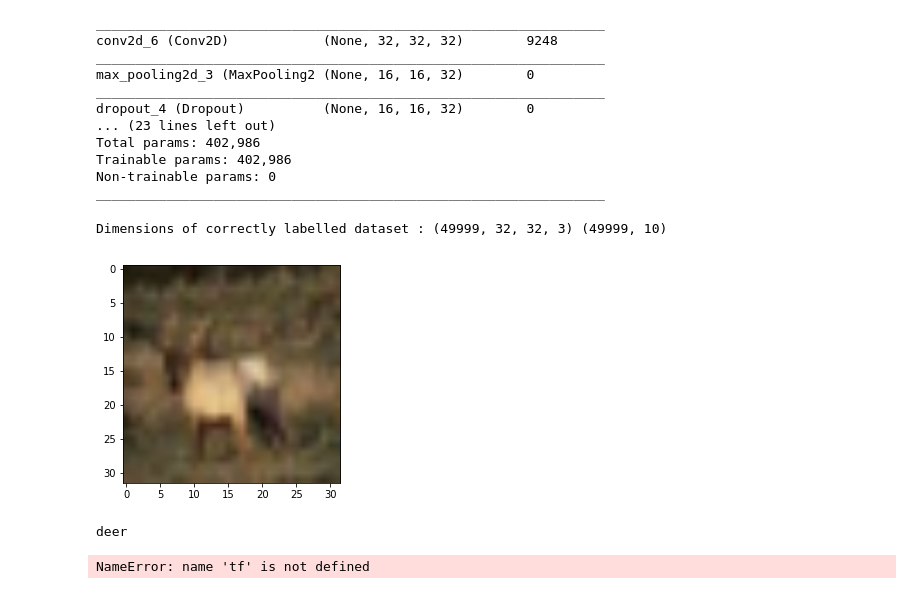
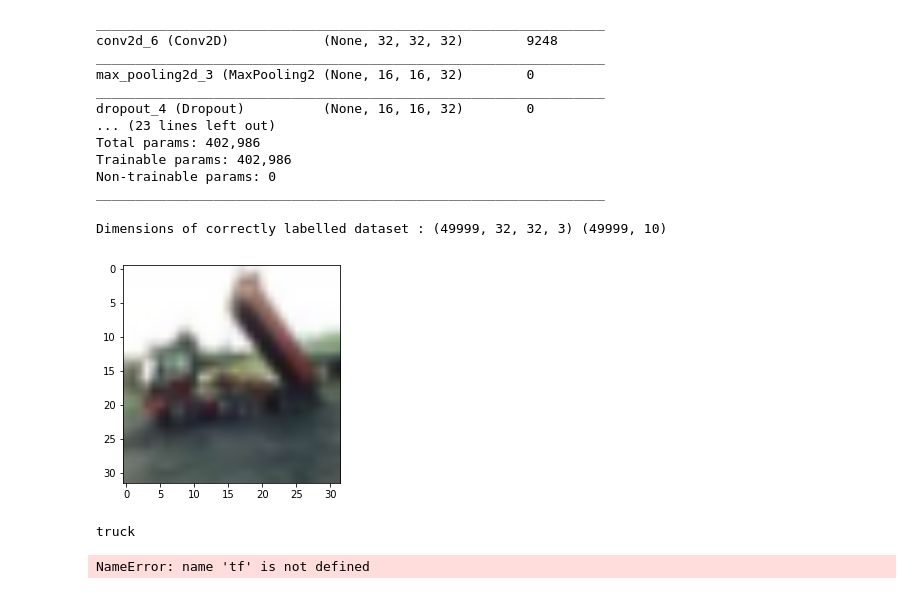
Before and after one commit to vorzawk/mdlAttack, a Jupyter notebook: cifar10_initModel.ipynb, the cells around one changed output. Drawn from its saved outputs; the diff is of its cells as text; code cells hidden in the pictures.

```diff
--- a/cifar10_initModel.ipynb
+++ b/cifar10_initModel.ipynb
@@ -71,23 +71,23 @@ train_labels = tf.keras.utils.to_categorical(train_labels)
 test_labels = tf.keras.utils.to_categorical(test_labels)
 # %%
 # design the input for adversarial training and the correct dataset
-TARGET_INDEX = 3
+TARGET_INDEX = 2
 target_image = train_images[TARGET_INDEX]
 correct_label = train_labels[TARGET_INDEX]
 new_train_images = np.delete(train_images, TARGET_INDEX, 0)
 new_train_labels = np.delete(train_labels, TARGET_INDEX, 0)
 print('Dimensions of correctly labelled dataset :',
       new_train_images.shape, new_train_labels.shape)
 
 from matplotlib import pyplot as plt
 img = np.squeeze(target_image)
 plt.imshow(img, interpolation='bilinear', cmap='gray')
 plt.show()
 print(class_labels[np.argmax(correct_label)])
 # %% [output]
 Dimensions of correctly labelled dataset : (49999, 32, 32, 3) (49999, 10)
-[figure, old version]
+[figure, new version]
-deer
+truck
 # %%
 def create_weightVar(shape):
     return tf.get_variable(
```
Also changed, not shown: parts of 1 cell of this notebook, 4 other files.
